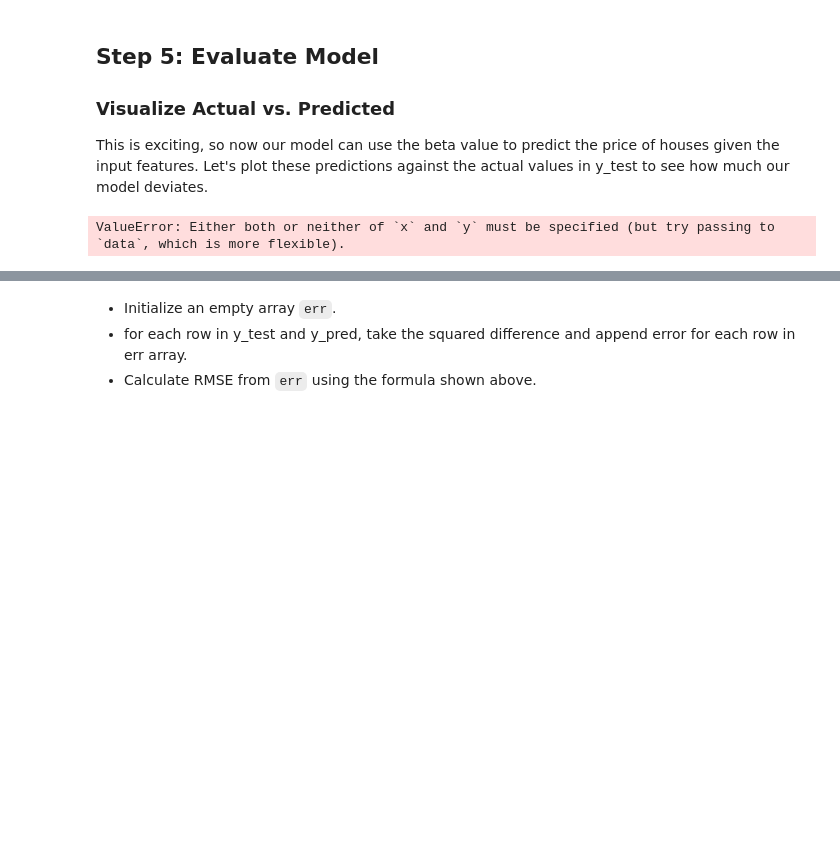
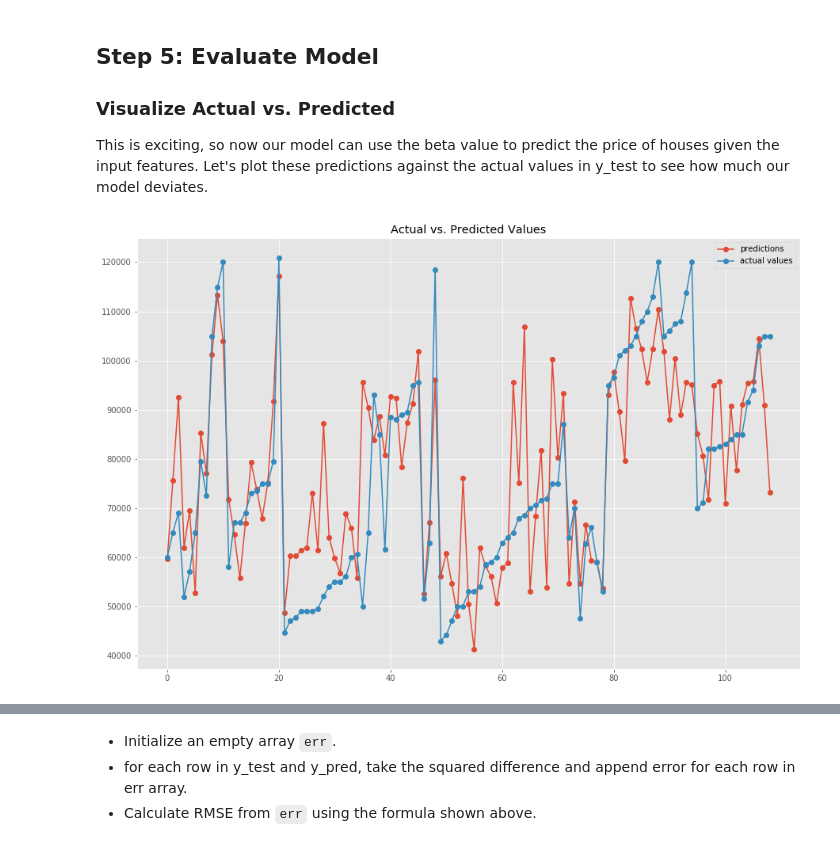
Before and after one commit to nkacoroski/dsc-2-13-15-linalg-regression-lab-seattle-ds-career-040119, a Jupyter notebook: index.ipynb, the cells around one changed output, grey strips where cells are left out. Saved outputs shown, nothing was run; the diff lists cells and outputs as text; code cells hidden in the pictures; blank space fills up the shorter version.

```diff
--- a/index.ipynb
+++ b/index.ipynb
@@ -186,15 +186,16 @@ This is exciting, so now our model can use the beta value to predict the price o
 # %%
 import matplotlib.pyplot as plt
 from pylab import rcParams
 rcParams['figure.figsize'] = 15, 10
 plt.style.use('ggplot')
 
 plt.plot(y_pred, linestyle='-', marker='o', label='predictions')
 plt.plot(y_test, linestyle='-', marker='o', label='actual values')
 plt.title('Actual vs. Predicted Values')
-plt.len
+plt.legend()
+plt.show()
 # %% [output]
-ValueError: Either both or neither of `x` and `y` must be specified (but try passing to `data`, which is more flexible).
+[figure, added]
 # %%
 # Plot predicted and actual values as line plots
 # %% [markdown]
```
